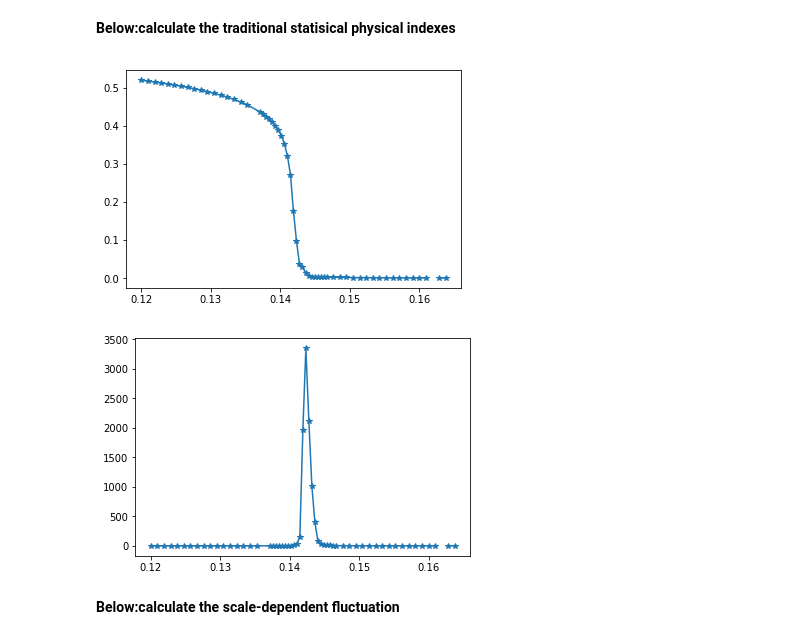
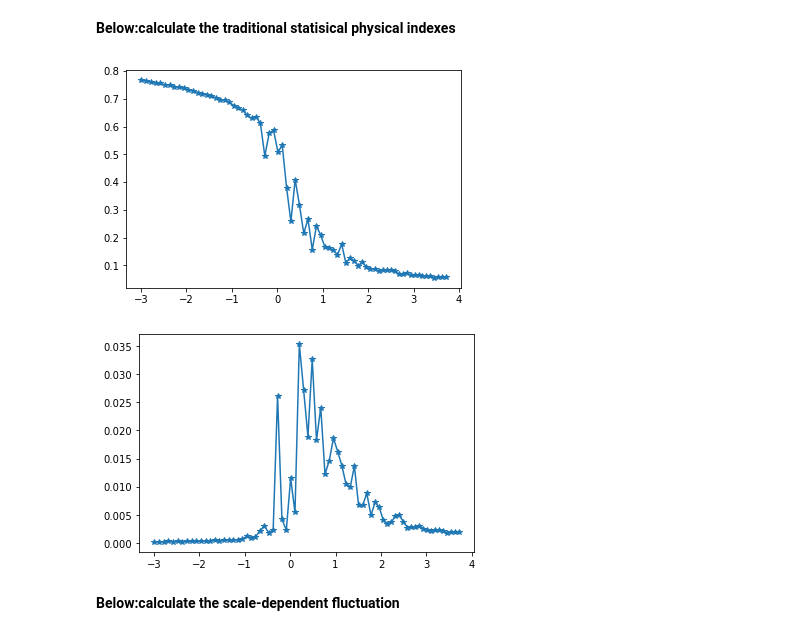
Before and after one commit to Kang-Zhang/NumbaCupyModel, a Jupyter notebook: Parameters_calculation.ipynb, the cells around one changed output. Saved outputs shown, nothing was run; the diff lists cells and outputs as text; code cells hidden in the pictures.

```diff
--- a/Parameters_calculation.ipynb
+++ b/Parameters_calculation.ipynb
@@ -19,7 +19,7 @@ def Susceptibility_orderparameter(data,T,M,N):
 #    输出：SusOP为一个数字，在相应温度下的平均磁场强度
     k=1  #Boltamann常数
     beta=1/(k*T)
-    SusOP=beta*M*N*(np.sum(data*data)/data.shape[0]-np.power(np.sum(data)/data.shape[0],2))
+    SusOP=beta*M*N*(np.sum(data*data)/data.shape[0]-np.power(Orderparameter(data),2))
     return SusOP
 # %%
 @jit(nopython=True)
@@ -172,10 +172,10 @@ def Correlation_length(GF): #这个方法对任意输入的GF并不好，因为
 **Below:calculate the traditional statisical physical indexes**
 # %%
 def process_data():
-    NumOfCase=74
+    NumOfCase=72
     NumOfSam=1001
-    M=1024
-    N=1024
+    M=64
+    N=64
     Size=math.floor(min(M,N)/2)
     OP=np.empty((NumOfCase,),dtype=np.float32)
     SusOP=np.empty((NumOfCase,),dtype=np.float32)
@@ -194,7 +194,7 @@ def process_data():
         postslop=np.empty((NumOfSam,),dtype=np.float32)
         spinslop=np.empty((NumOfSam,),dtype=np.float32)
         for j in range(NumOfSam):
-            path='/home/user/ModelResult/Ricker2D/'
+            path='/home/user/ModelResult/Ricker2D_L64/'
             prefile='%03d_%05d_0.bin'%(i,j)
             postfile='%03d_%05d_1.bin'%(i,j)
             prefilename=path+prefile
@@ -211,28 +211,35 @@ def process_data():
         SusOP[i]=Susceptibility_orderparameter(magneticdata,1,M,N)
 #        GF[i,:]=Correlation_function(configdata,1)
 #        R[i]=Correlation_length(GF[i,:])
-    return OP,SusOP,GF,R
+    return OP,SusOP
 # %%
-OP,SusOP,GF,R=process_data()
+OP,SusOP=process_data()
 # %%
 import matplotlib.pyplot as plt
 
-StartB=np.float32(0.12) #初始噪音强度
-EndB=np.float32(0.18) #终止噪音强度
-Loop=np.linspace(StartB,EndB,num=64,dtype=np.float32)
-RealLoop=np.concatenate((Loop[0:17],np.linspace(Loop[18],Loop[28],num=23,dtype=np.float32),Loop[29:63]))
+L=64
+ata=1
+beta=0.125
+gamma=1.75
+StartB=np.float32(0.135) #初始噪音强度
+EndB=np.float32(0.15) #终止噪音强度
+Loop=np.linspace(StartB,EndB,num=72,dtype=np.float32)
+RescaleLoop=(Loop-0.14131)/Loop*np.power(L,1/ata)
+RescaleOP=np.power(L,beta/ata)*OP
+RescaleSusOP=np.power(L,-gamma/ata)*SusOP
+#RealLoop=np.concatenate((Loop[0:17],np.linspace(Loop[18],Loop[28],num=23,dtype=np.float32),Loop[29:63]))
 f1=plt.figure(1)
-plt.plot(RealLoop,OP,'-*')
+plt.plot(RescaleLoop,RescaleOP,'-*')
 plt.show()
 f2=plt.figure(2)
-plt.plot(RealLoop,SusOP,'-*')
+plt.plot(RescaleLoop,RescaleSusOP,'-*')
 plt.show()
 #f3=plt.figure(3)
 #plt.plot(RealLoop,R,'-*')
 #plt.show()
 # %% [output]
-[figure, old version]
+[figure, new version]
-[figure, old version]
+[figure, new version]
 # %% [markdown]
 **Below:calculate the scale-dependent fluctuation**
 # %%
```
Also changed, not shown: parts of 6 cells of this notebook, 5 other files.
